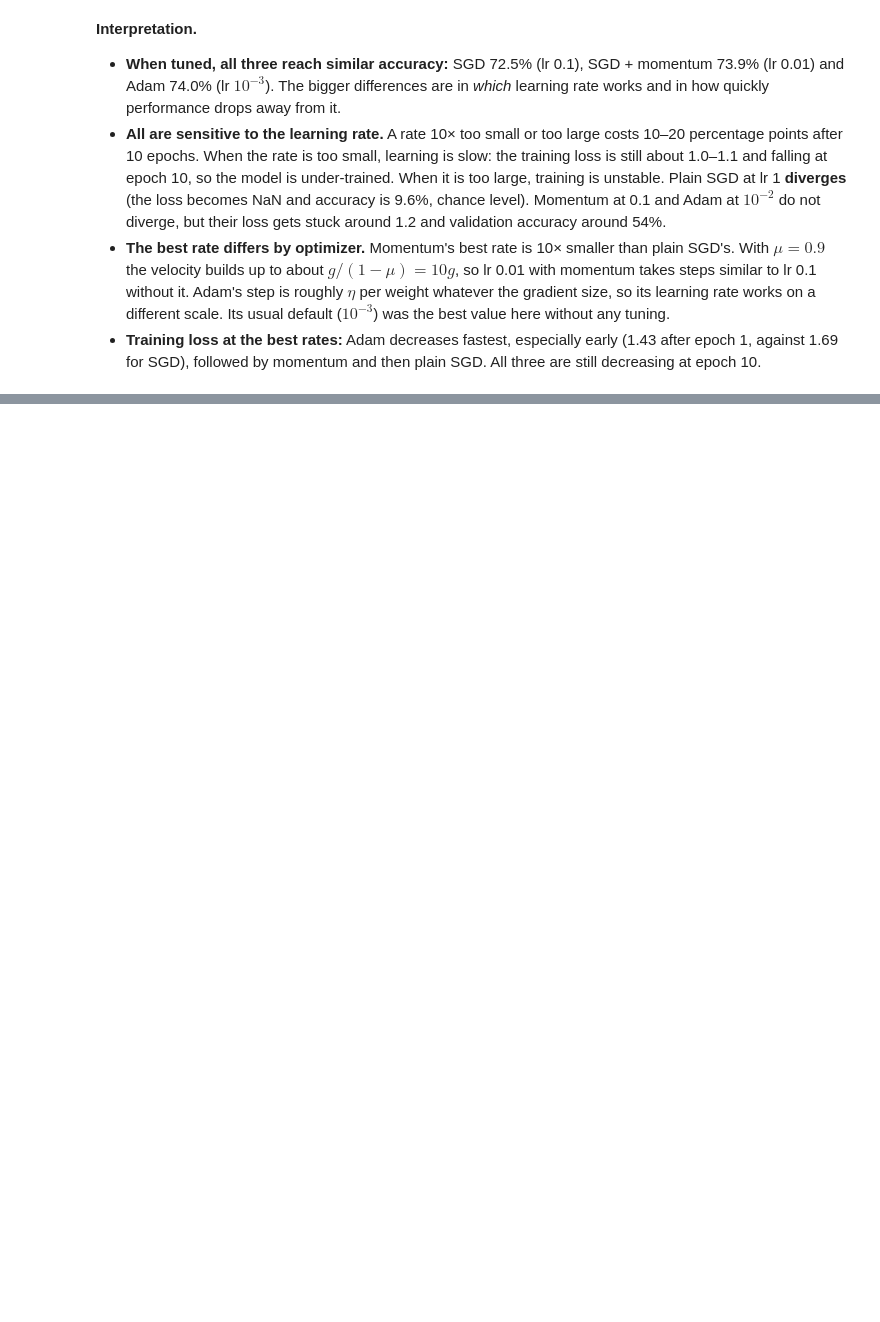
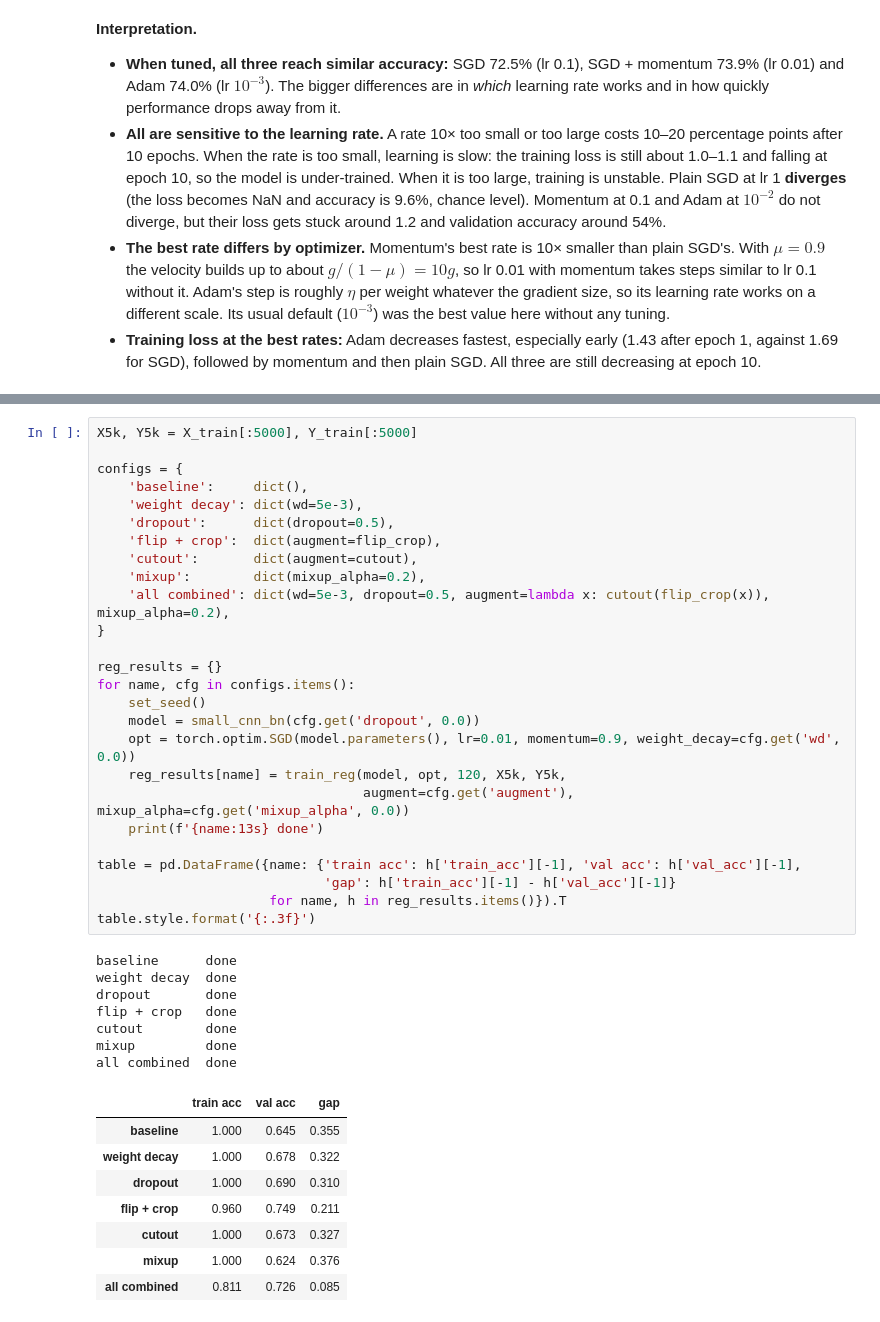
Before and after one commit to NaveenSanjaya/EN4554-Assignment-2-CNNs, a Jupyter notebook: a02_cnn.ipynb, the cells around one changed output, grey strips where cells are left out. Saved outputs shown, nothing was run; the diff lists cells and outputs as text; blank space fills up the shorter version.

```diff
--- a/a02_cnn.ipynb
+++ b/a02_cnn.ipynb
@@ -615,0 +685,42 @@ SGD + momentum  lr=0.1     final train loss 1.214   final val acc 0.5426
+# %%
+X5k, Y5k = X_train[:5000], Y_train[:5000]
+
+configs = {
+    'baseline':     dict(),
+    'weight decay': dict(wd=5e-3),
+    'dropout':      dict(dropout=0.5),
+    'flip + crop':  dict(augment=flip_crop),
+    'cutout':       dict(augment=cutout),
+    'mixup':        dict(mixup_alpha=0.2),
+    'all combined': dict(wd=5e-3, dropout=0.5, augment=lambda x: cutout(flip_crop(x)), mixup_alpha=0.2),
+}
+
+reg_results = {}
+for name, cfg in configs.items():
+    set_seed()
+    model = small_cnn_bn(cfg.get('dropout', 0.0))
+    opt = torch.optim.SGD(model.parameters(), lr=0.01, momentum=0.9, weight_decay=cfg.get('wd', 0.0))
+    reg_results[name] = train_reg(model, opt, 120, X5k, Y5k,
+                                  augment=cfg.get('augment'), mixup_alpha=cfg.get('mixup_alpha', 0.0))
+    print(f'{name:13s} done')
+
+table = pd.DataFrame({name: {'train acc': h['train_acc'][-1], 'val acc': h['val_acc'][-1],
+                             'gap': h['train_acc'][-1] - h['val_acc'][-1]}
+                      for name, h in reg_results.items()}).T
+table.style.format('{:.3f}')
+# %% [output]
+baseline      done
+weight decay  done
+dropout       done
+flip + crop   done
+cutout        done
+mixup         done
+all combined  done
+|  | train acc | val acc | gap |
+| baseline | 1.000 | 0.645 | 0.355 |
+| weight decay | 1.000 | 0.678 | 0.322 |
+| dropout | 1.000 | 0.690 | 0.310 |
+| flip + crop | 0.960 | 0.749 | 0.211 |
+| cutout | 1.000 | 0.673 | 0.327 |
+| mixup | 1.000 | 0.624 | 0.376 |
+| all combined | 0.811 | 0.726 | 0.085 |
```
Also changed, not shown: parts of 5 cells of this notebook.
